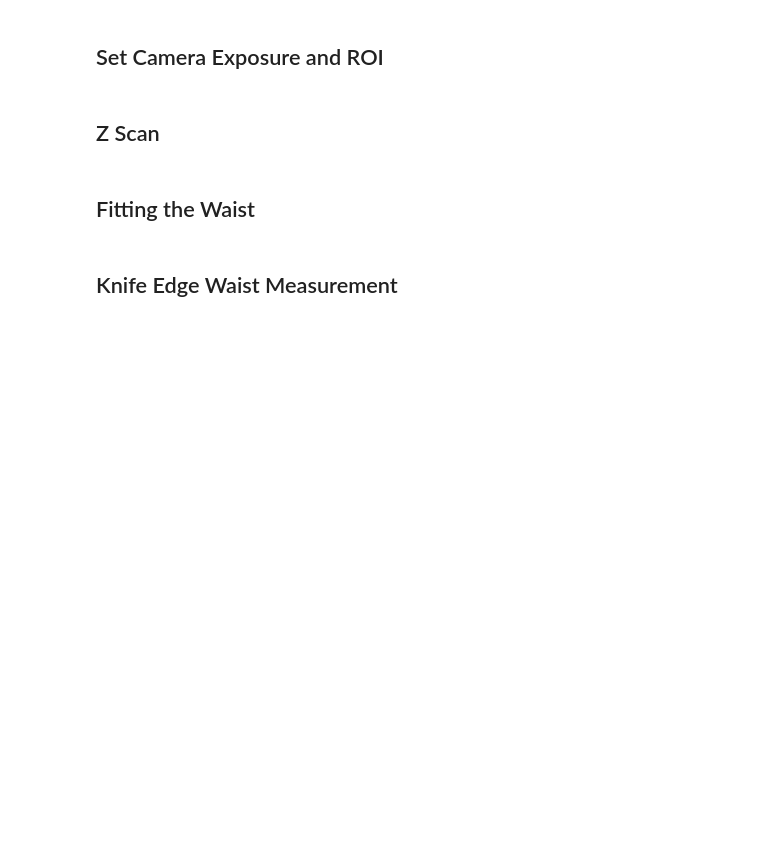
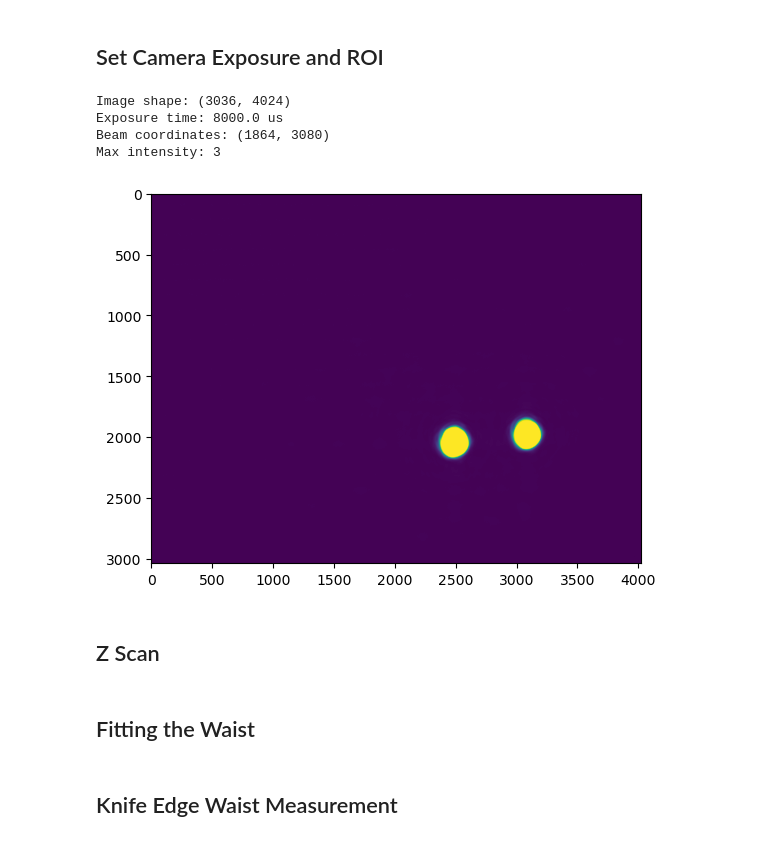
Before and after one commit to Z3phyr7/slmsuite, a Jupyter notebook: test_setup.ipynb, the cells around one changed output. Saved outputs shown, nothing was run; the diff lists cells and outputs as text; code cells hidden in the pictures; blank space fills up the shorter version.

```diff
--- a/test_setup.ipynb
+++ b/test_setup.ipynb
@@ -20,18 +24,24 @@ cam = AlliedVision(serial="0441G", verbose=True)
 # %%
 t_exp_s = 8e-3
 cam.set_exposure(t_exp_s)
 
 ROI = [1035,100,1443,100]                                           #ROI = [x, width, y, height]
 
 im = cam.get_image()
 imc = crop(im, ROI)
 
-plt.imshow(imc)
+plt.imshow(im)
 
 print('Image shape:', cam.default_shape)
 print('Exposure time:', np.round(t_exp_s*1e6,0),'us')
 print('Beam coordinates:', np.unravel_index(np.argmax(im, axis=None), im.shape))
 print('Max intensity:', np.max(imc))
+# %% [output]
+Image shape: (3036, 4024)
+Exposure time: 8000.0 us
+Beam coordinates: (1864, 3080)
+Max intensity: 3
+[figure, added]
 # %% [markdown]
 ## Z Scan
 # %%
```
Also changed, not shown: parts of 2 cells of this notebook, 7 other files.
